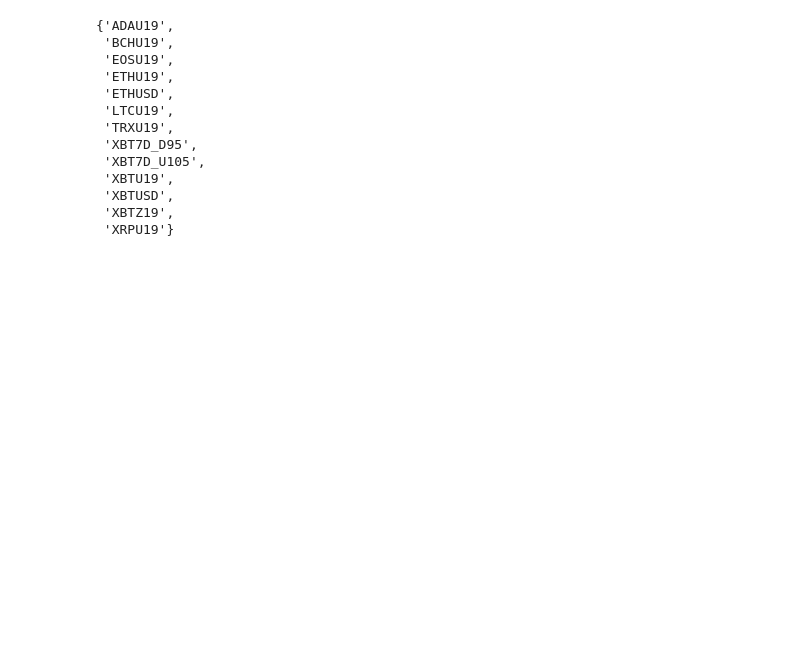
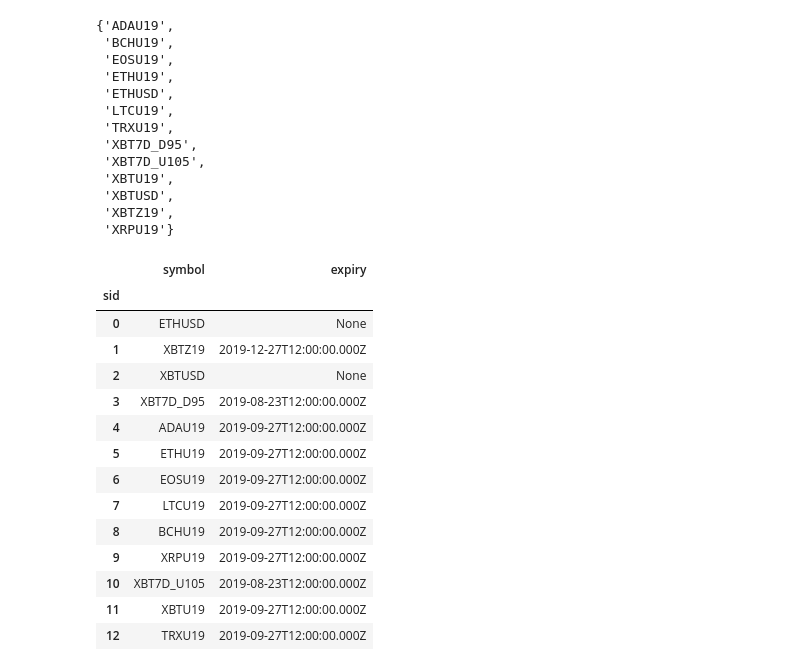
Before and after one commit to bjschnei/crypto_markets, a Jupyter notebook: zipline/bitmex/mess_with_bitmex_df.ipynb, the cells around one changed output. Saved outputs shown, nothing was run; the diff lists cells and outputs as text; code cells hidden in the pictures; blank space fills up the shorter version.

```diff
--- a/zipline/bitmex/mess_with_bitmex_df.ipynb
+++ b/zipline/bitmex/mess_with_bitmex_df.ipynb
@@ -128,0 +138,18 @@ set(all_ohlcv.index.get_level_values(level=0))
+# %%
+futures_df
+# %% [output]
+|  | symbol | expiry |
+| sid |  |  |
+| 0 | ETHUSD | None |
+| 1 | XBTZ19 | 2019-12-27T12:00:00.000Z |
+| 2 | XBTUSD | None |
+| 3 | XBT7D_D95 | 2019-08-23T12:00:00.000Z |
+| 4 | ADAU19 | 2019-09-27T12:00:00.000Z |
+| 5 | ETHU19 | 2019-09-27T12:00:00.000Z |
+| 6 | EOSU19 | 2019-09-27T12:00:00.000Z |
+| 7 | LTCU19 | 2019-09-27T12:00:00.000Z |
+| 8 | BCHU19 | 2019-09-27T12:00:00.000Z |
+| 9 | XRPU19 | 2019-09-27T12:00:00.000Z |
+| 10 | XBT7D_U105 | 2019-08-23T12:00:00.000Z |
+| 11 | XBTU19 | 2019-09-27T12:00:00.000Z |
+| 12 | TRXU19 | 2019-09-27T12:00:00.000Z |
```
Also changed, not shown: parts of 9 cells of this notebook, 1 other file.
